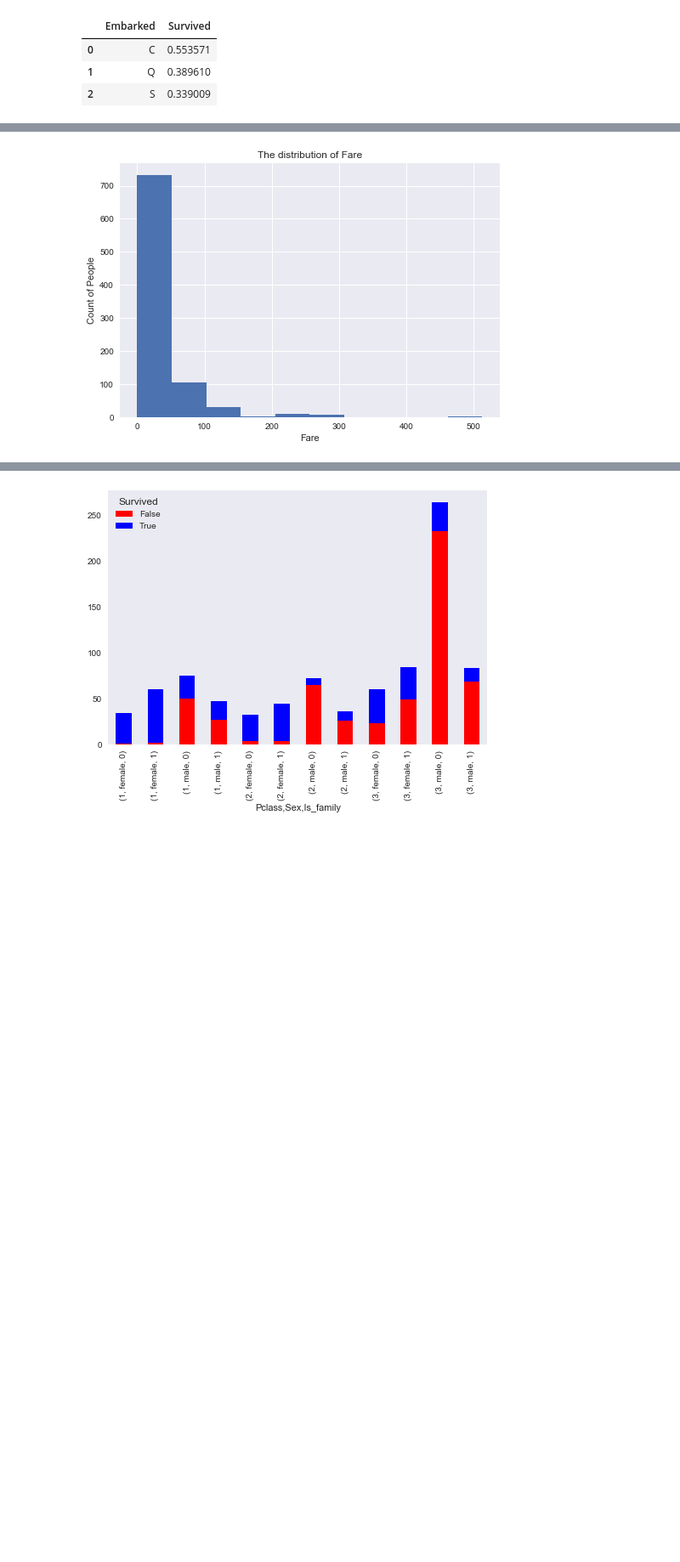
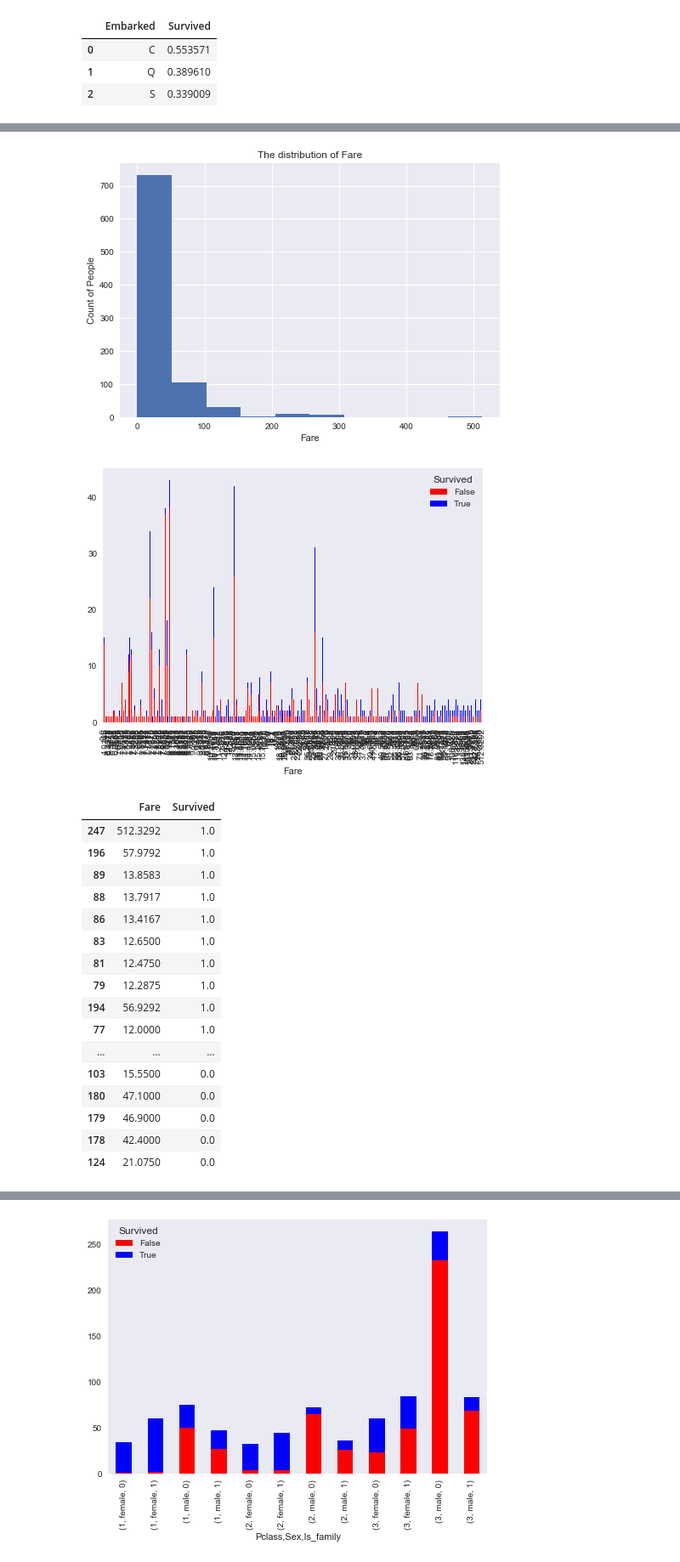
Before and after one commit to xueweiyema/titanic_analysis, a Jupyter notebook: titanic.ipynb, the cells around one changed output, grey strips where cells are left out. Shown at 85% size. Drawn from its saved outputs; the diff is of its cells as text; code cells hidden in the pictures; blank space fills up the shorter version.

```diff
--- a/titanic.ipynb
+++ b/titanic.ipynb
@@ -142,12 +172,34 @@ plt.show()
 # %%
 # 生存与票价费用的关系
 # 由于不是离散数据应此用图像显示
 fig=plt.figure()
 ax=fig.add_subplot(1,1,1)
 ax.hist(df['Fare'],bins=10)
 plt.title('The distribution of Fare')
 plt.xlabel('Fare')
 plt.ylabel('Count of People')
+temp=pd.crosstab([df.Fare],df.Survived.astype(bool))
+temp.plot(kind='bar',stacked=True,color=['red','blue'],grid=False)
 plt.show()
+f_df=df[['Fare','Survived']]
+f_df.groupby(['Fare'], as_index=False).mean().sort_values(by='Survived', ascending=False)
 # %% [output]
 [figure]
+[figure, added]
+|  | Fare | Survived |
+| 247 | 512.3292 | 1.0 |
+| 196 | 57.9792 | 1.0 |
+| 89 | 13.8583 | 1.0 |
+| 88 | 13.7917 | 1.0 |
+| 86 | 13.4167 | 1.0 |
+| 83 | 12.6500 | 1.0 |
+| 81 | 12.4750 | 1.0 |
+| 79 | 12.2875 | 1.0 |
+| 194 | 56.9292 | 1.0 |
+| 77 | 12.0000 | 1.0 |
+| ... | ... | ... |
+| 103 | 15.5500 | 0.0 |
+| 180 | 47.1000 | 0.0 |
+| 179 | 46.9000 | 0.0 |
+| 178 | 42.4000 | 0.0 |
+| 124 | 21.0750 | 0.0 |
```
Also changed, not shown: parts of 6 cells of this notebook.
